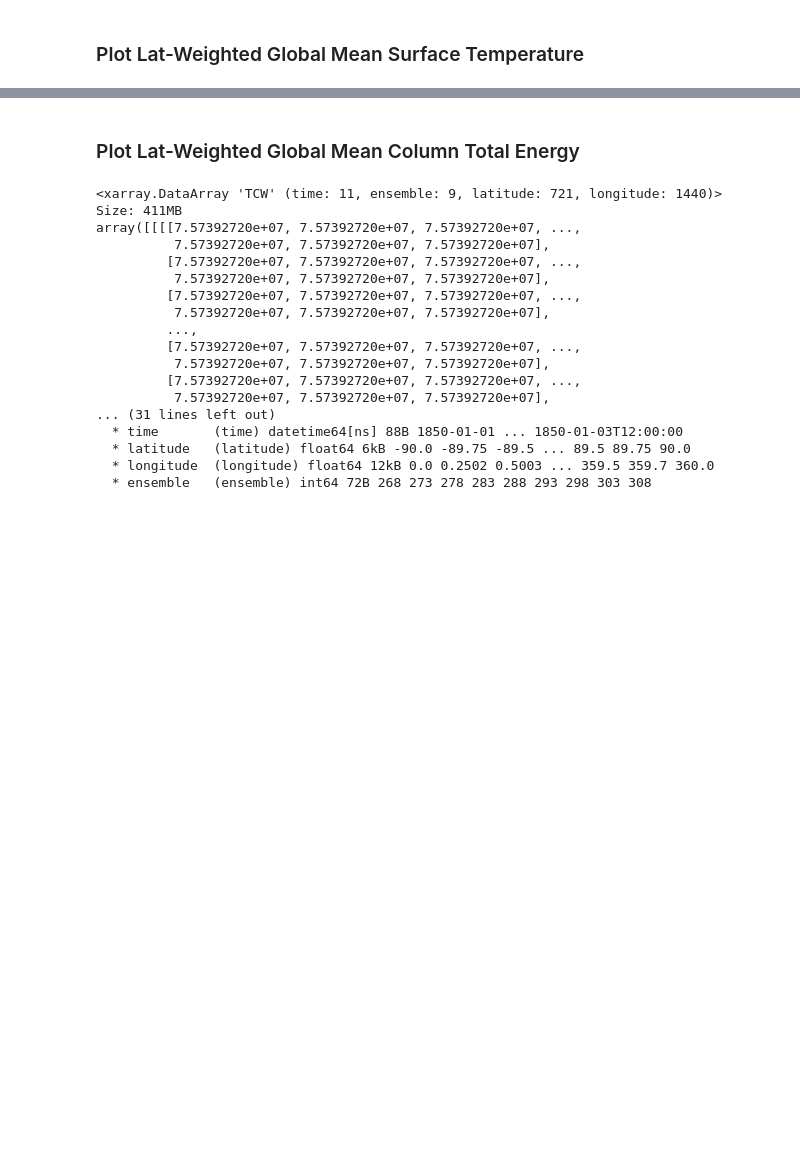
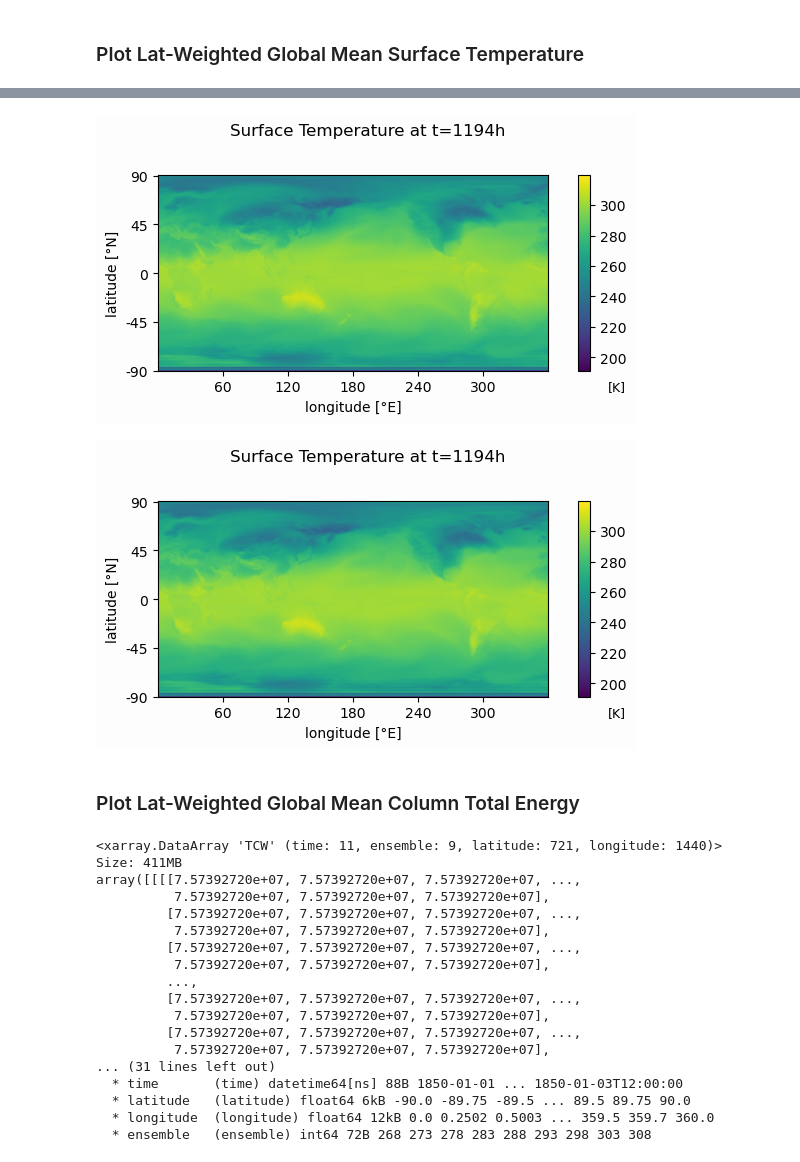
Before and after one commit to Joshua-Elms/dcmip2025_idealized_tests, a Jupyter notebook: analysis/plot_steady_state.ipynb, the cells around one changed output, grey strips where cells are left out. Saved outputs shown, nothing was run; the diff lists cells and outputs as text; code cells hidden in the pictures; blank space fills up the shorter version.

```diff
--- a/analysis/plot_steady_state.ipynb
+++ b/analysis/plot_steady_state.ipynb
@@ -128,0 +202,80 @@ plt.show()
+# %%
+# plot a gif of sfc temp
+
+units_table = {
+    "u": "m s-1",
+    "v": "m s-1",
+    "z": "m",
+    "q": "kg/kg",
+    "r": "%",
+    "t": "K",
+    "t2m": "K",
+    "sp": "Pa",
+    "msl": "Pa",
+    "tcwv": "kg m-2",
+    "2d": "K",
+    "VAR_2T": "K",
+}
+
+plot_var = "VAR_2T"
+iter_param_sel = iter_vals[0]
+data = ds[plot_var].sel({iter_param: iter_param_sel})
+units = units_table.get(plot_var, "unknown")
+title_str = f"{plot_var} [{units}]"
+cbar_label = f"[{units}]"
+vlims = None
+nlat, nlon = len(ds.latitude), len(ds.longitude)
+lat, lon = ds.latitude.values, ds.longitude.values
+if vlims:
+    # set vlims
+    vmin, vmax = vlims
+
+else:
+    vmin, vmax = data.values.min(), data.values.max()
+
+figsize = (6, 3)
+xax_label = "longitude [°E]"
+yax_label = "latitude [°N]"
+xticks = np.linspace(0, nlon, 7, dtype=int)[1:-1]
+yticks = np.linspace(0, nlat-1, 5, dtype=int)
+xticklabs = lon[xticks].astype(int)
+yticklabs = lat[yticks].astype(int)
+adjust = {
+    "top": 0.92,
+    "bottom": 0.04,
+    "left": 0.15,
+    "right": 0.80,
+    "hspace": 0.10,
+    "wspace": 0.06,
+}
+
+# plot setup
+fig, axs = plt.subplot_mosaic("a", figsize=figsize)
+ax = axs["a"]
+fig.subplots_adjust(**adjust)
+im = ax.imshow(data.isel(time=0), vmin=vmin, vmax=vmax, cmap=cmap, origin="lower")
+
+cax = fig.add_axes([ax.get_position().x1+0.05,ax.get_position().y0,0.02,ax.get_position().y1-ax.get_position().y0]) # type: ignore
+cbar = fig.colorbar(im, cax=cax, orientation="vertical", fraction=.1)
+# cbar.set_ticks(np.linspace(vmin, vmax, 7).round(0))
+# cbar.set_label(cbar_label)
+cbar.ax.set_ylabel(cbar_label, rotation="horizontal", y=-0.05, horizontalalignment="right", labelpad=0, fontsize=9)
+
+ax.set_xlabel(xax_label)
+ax.set_ylabel(yax_label)
+ax.set_xticks(xticks)
+ax.set_yticks(yticks)
+ax.set_xticklabels(xticklabs)
+ax.set_yticklabels(yticklabs)
+
+fig.patch.set_facecolor('xkcd:pale grey')
+fig.suptitle(title_str, x=(ax.get_position().x0+ax.get_position().x1)/2)
+
+def plot_updater(fig, plot_obj, data, i):
+    plot_obj.set_data(data)
+    fig.suptitle(f"Surface Temperature at t={i*dt}h")
+
+plotting_loop("time", range(5), data, fig, im, plot_updater, plot_dir, "sfc_temp", keep_images=True, fps=8, dpi=300)
+# %% [output]
+[figure, added]
+[figure, added]
```
Also changed, not shown: parts of 22 cells of this notebook, 2 other files.
